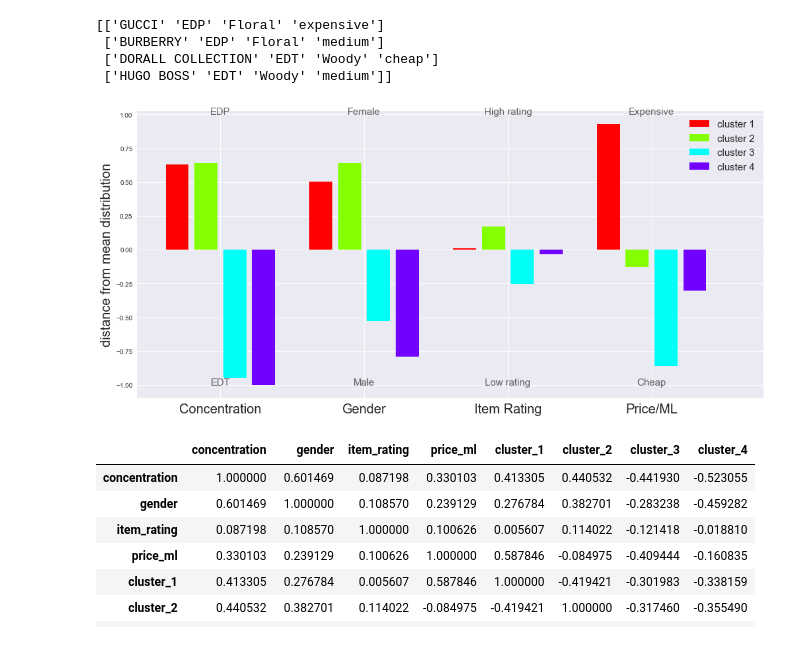
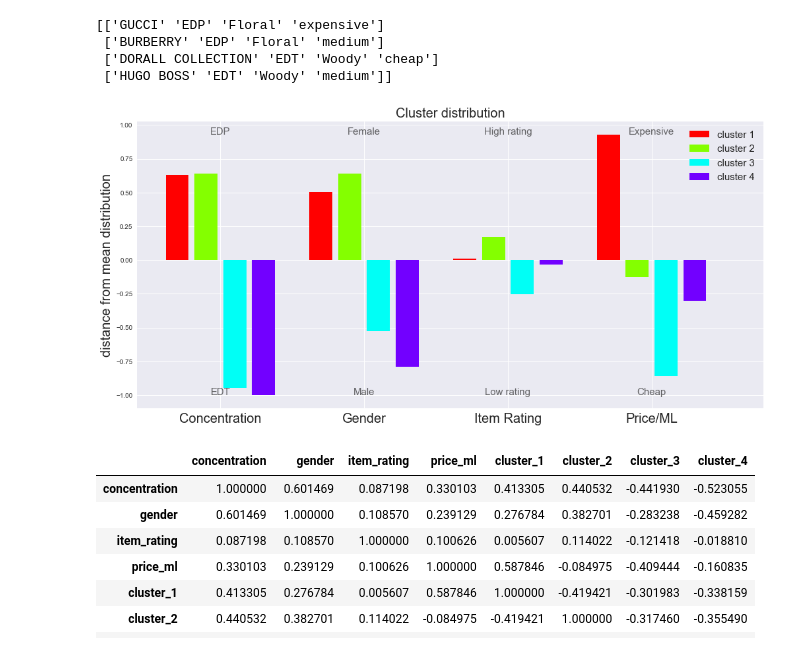
Before and after one commit to Sllambias/perfume_mining, a Jupyter notebook: preproc.ipynb, the cells around one changed output. Cells and saved outputs as stored; diff of their text form; code cells hidden in the pictures.

```diff
--- a/preproc.ipynb
+++ b/preproc.ipynb
@@ -170,30 +170,30 @@ for i in range(len(kmode.cluster_centroids_)):
 # %%
 means_spaced = np.hstack((means.T, np.zeros((means.T.shape[0],1)))).flatten()
 
 cmap = cm.hsv
 colors = np.resize(np.arange(len(kmode.cluster_centroids_)+1), (means.T.shape[0]+1)*means.T.shape[1])
 norm = mpl.colors.Normalize(vmin=min(colors), vmax=max(colors))
 m = cm.ScalarMappable(norm=norm, cmap=cmap)
 
 plt.figure(figsize=(17,8))
 plot = plt.bar(range(len(means_spaced)), means_spaced, color=m.to_rgba(colors))
 
 tick_spacing = np.linspace(0, len(means_spaced), len(means.T)+1)[:-1]+1.5
 plt.ylabel("distance from mean distribution", fontsize=20)
 
 plt.xticks(ticks = tick_spacing, labels=['Concentration', 'Gender', 'Item Rating', 'Price/ML'], fontsize=20)
 plt.legend(handles=plot[:4],labels=["cluster {}".format(i+1) for i in range(kmode.get_params()['n_clusters'])], fontsize=15)
 plt.text(1.5, -1, "EDT", ha='center', fontsize=15, alpha=0.7)
-plt.text(1.5, 1, "EDP", ha='center', fontsize=15, alpha=0.7)
-plt.text(6.5,1, "Female", ha='center', fontsize=15, alpha=0.7)
+plt.text(1.5, 0.93, "EDP", ha='center', fontsize=15, alpha=0.7)
+plt.text(6.5,0.93, "Female", ha='center', fontsize=15, alpha=0.7)
 plt.text(6.5,-1, "Male", ha='center', fontsize=15, alpha=0.7)
-plt.text(11.5,1, "High rating", ha='center', fontsize=15, alpha=0.7)
+plt.text(11.5,0.93, "High rating", ha='center', fontsize=15, alpha=0.7)
 plt.text(11.5,-1, "Low rating", ha='center', fontsize=15, alpha=0.7)
-plt.text(16.5,1, "Expensive", ha='center', fontsize=15, alpha=0.7)
+plt.text(16.5,0.93, "Expensive", ha='center', fontsize=15, alpha=0.7)
 plt.text(16.5,-1, "Cheap", ha='center', fontsize=15, alpha=0.7)
-plt.title("");
+plt.title("Cluster distribution", size=20);
 # %% [output]
-[figure, old version]
+[figure, new version]
 # %%
 df_corr.drop(columns=["clusters"],inplace=True)
 for i in range(0, max(preds)+1):
```
